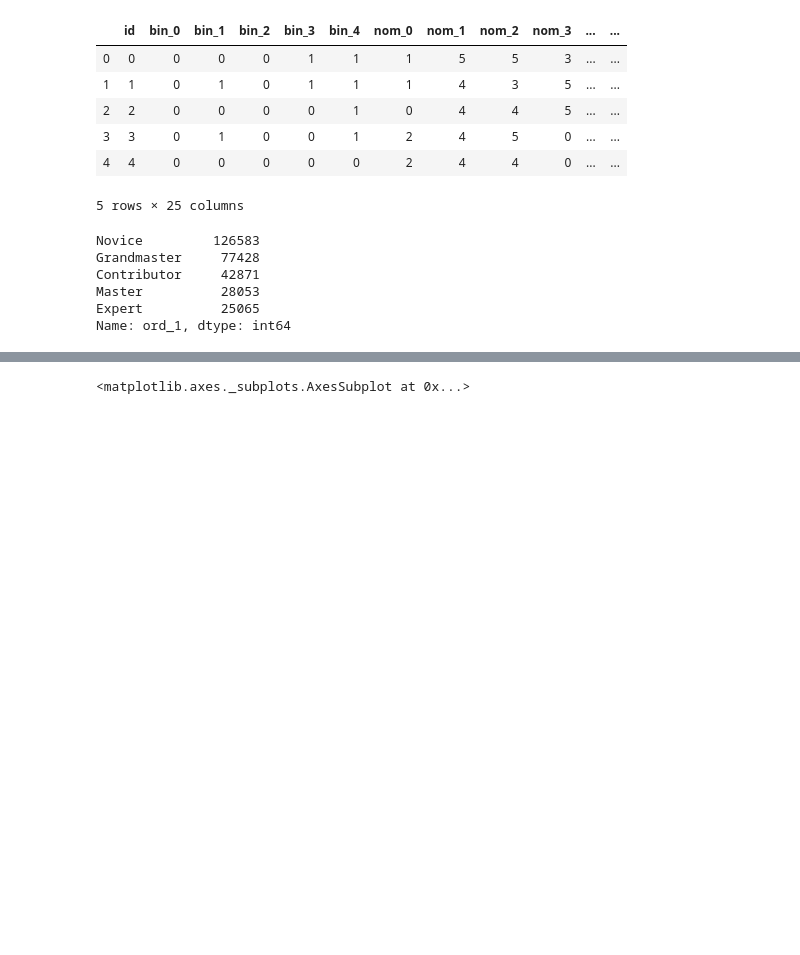
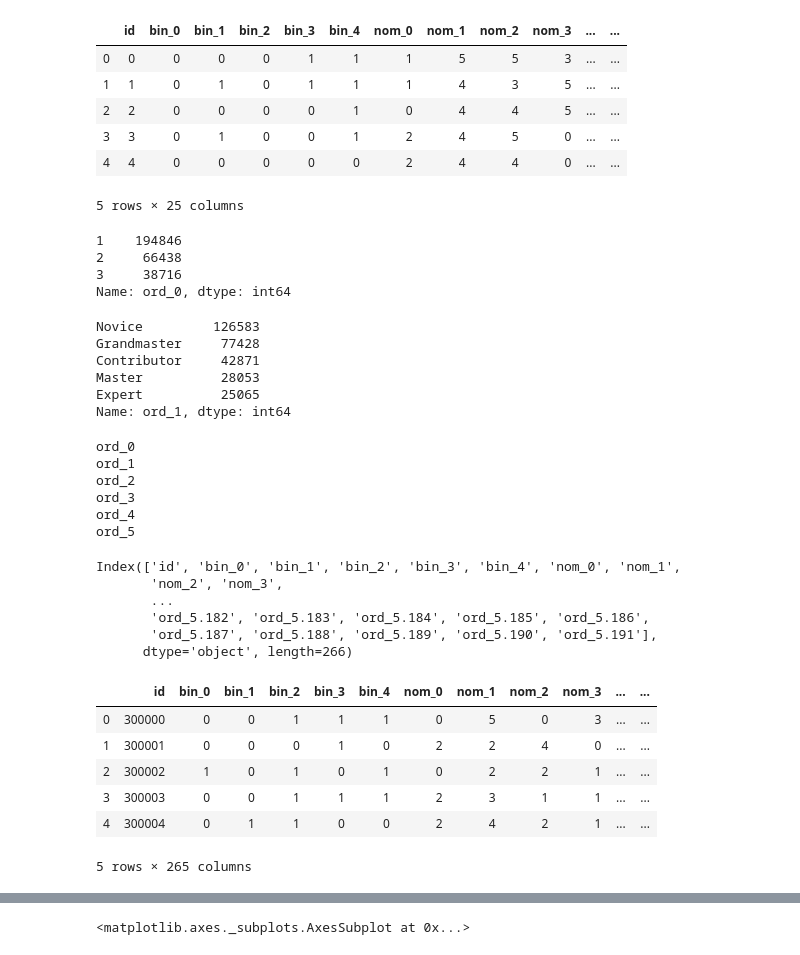
Before and after one commit to praxitelisk/CATegorical-Feature-Encoding-Challenge, a Jupyter notebook: categorical-feature-encoding-challenge-eda-ml.ipynb, the cells around one changed output, grey strips where cells are left out. Saved outputs shown, nothing was run; the diff lists cells and outputs as text; code cells hidden in the pictures; blank space fills up the shorter version.

```diff
--- a/categorical-feature-encoding-challenge-eda-ml.ipynb
+++ b/categorical-feature-encoding-challenge-eda-ml.ipynb
@@ -128,6 +128,13 @@ train_df.head()
 | 3 | 3 | 0 | 1 | 0 | 0 | 1 | 2 | 4 | 5 | 0 | ... | ... |
 | 4 | 4 | 0 | 0 | 0 | 0 | 0 | 2 | 4 | 4 | 0 | ... | ... |
 5 rows × 25 columns
+# %%
+train_df.ord_0.value_counts()
+# %% [output]
+1    194846
+2     66438
+3     38716
+Name: ord_0, dtype: int64
 # %%
 train_df.ord_1.value_counts()
 # %% [output]
@@ -140,3 +155,60 @@ Name: ord_1, dtype: int64
+# %%
+import warnings
+warnings.filterwarnings("ignore")
+
+from sklearn.preprocessing import LabelEncoder
+from sklearn.preprocessing import OneHotEncoder
+import gc
+
+for col in ["ord_0", "ord_1", "ord_2", "ord_3", "ord_4", "ord_5"]:
+
+    print(col)
+    le = LabelEncoder()
+    train_df[col] = le.fit_transform(train_df[col])
+    test_df[col] = le.transform(test_df[col])
+
+
+    ohe = OneHotEncoder()
+    train_col = ohe.fit_transform(train_df[col].values.reshape(-1,1)).toarray()
+    test_col = ohe.fit_transform(test_df[col].values.reshape(-1,1)).toarray()
+
+    dfOneHot = pd.DataFrame(train_col, columns = [col+"."+str(int(i)) for i in range(train_col.shape[1])])
+    train_df = pd.concat([train_df, dfOneHot], axis=1)
+
+    dfOneHot = pd.DataFrame(test_col, columns = [col+"."+str(int(i)) for i in range(test_col.shape[1])])
+    test_df = pd.concat([test_df, dfOneHot], axis=1)
+
+    train_df.drop(col, axis=1, inplace=True);
+    test_df.drop(col, axis=1, inplace=True);
+
+    del train_col; del test_col; del dfOneHot;
+    gc.collect();
+# %% [output]
+ord_0
+ord_1
+ord_2
+ord_3
+ord_4
+ord_5
+# %%
+train_df.columns
+# %% [output]
+Index(['id', 'bin_0', 'bin_1', 'bin_2', 'bin_3', 'bin_4', 'nom_0', 'nom_1',
+       'nom_2', 'nom_3',
+       ...
+       'ord_5.182', 'ord_5.183', 'ord_5.184', 'ord_5.185', 'ord_5.186',
+       'ord_5.187', 'ord_5.188', 'ord_5.189', 'ord_5.190', 'ord_5.191'],
+      dtype='object', length=266)
+# %%
+test_df.head()
+# %% [output]
+|  | id | bin_0 | bin_1 | bin_2 | bin_3 | bin_4 | nom_0 | nom_1 | nom_2 | nom_3 | ... | ... |
+| 0 | 300000 | 0 | 0 | 1 | 1 | 1 | 0 | 5 | 0 | 3 | ... | ... |
+| 1 | 300001 | 0 | 0 | 0 | 1 | 0 | 2 | 2 | 4 | 0 | ... | ... |
+| 2 | 300002 | 1 | 0 | 1 | 0 | 1 | 0 | 2 | 2 | 1 | ... | ... |
+| 3 | 300003 | 0 | 0 | 1 | 1 | 1 | 2 | 3 | 1 | 1 | ... | ... |
+| 4 | 300004 | 0 | 1 | 1 | 0 | 0 | 2 | 4 | 2 | 1 | ... | ... |
+5 rows × 265 columns
 # %%
 train_df.ord_2.value_counts()
 # %% [output]
```
Also changed, not shown: parts of 10 cells of this notebook.
